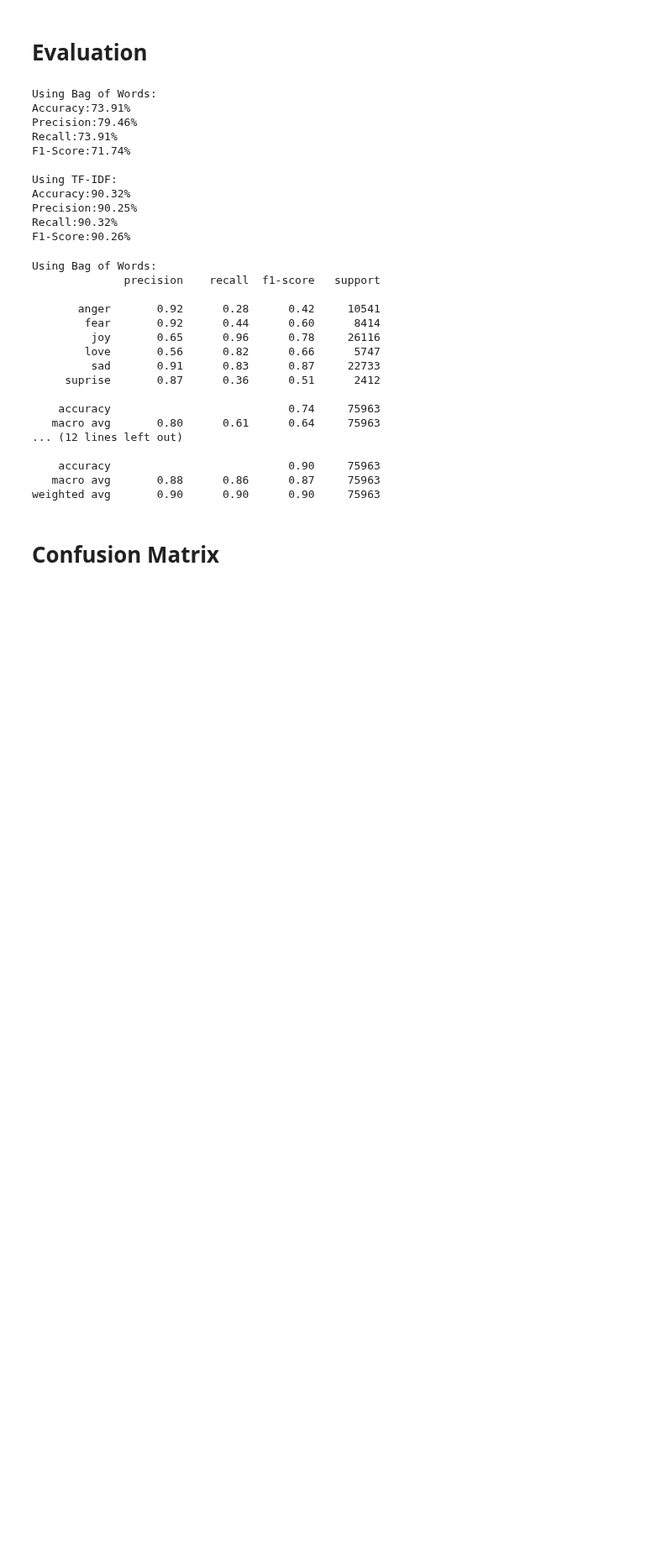
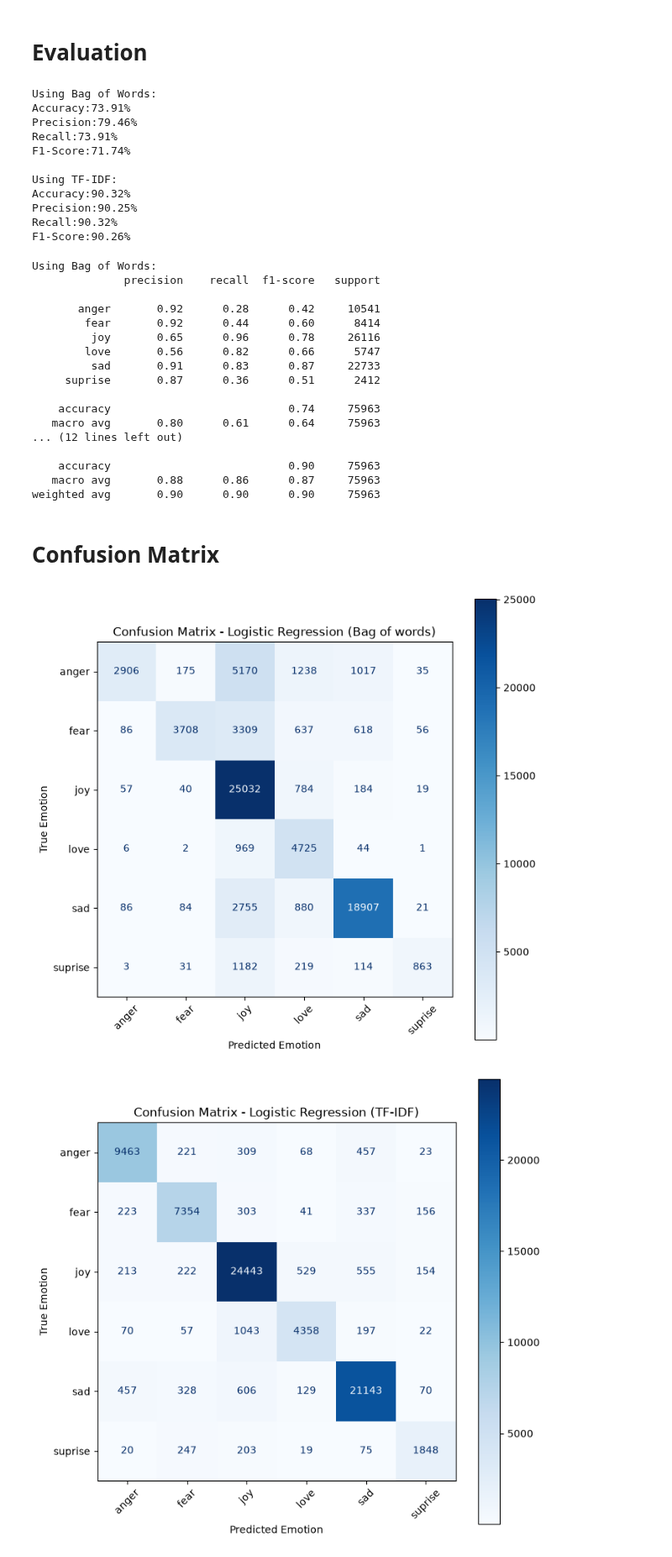
Before and after one commit to SMNahian270/NLP_Project_Emotion-Detection, a Jupyter notebook: Samrat.ipynb, the cells around one changed output. Shown at 84% size. Cells and saved outputs as stored; diff of their text form; code cells hidden in the pictures; blank space fills up the shorter version.

Commit message:
Add Confusion matrix graph

```diff
--- a/Samrat.ipynb
+++ b/Samrat.ipynb
@@ -745,21 +745,24 @@ weighted avg       0.90      0.90      0.90     75963
 # %%
 emo_labels = sorted(copy_d2["emotion"].unique())
 cm_bow = confusion_matrix(y_test, y_pred_bow, labels=emo_labels)
 disp_bow = ConfusionMatrixDisplay(confusion_matrix=cm_bow, display_labels=emo_labels)
 fig, ax = plt.subplots(figsize = (8, 8))
 disp_bow.plot(ax=ax, cmap="Blues", xticks_rotation=45)
 
 plt.title("Confusion Matrix - Logistic Regression (Bag of words)")
 plt.xlabel("Predicted Emotion")
 plt.ylabel("True Emotion")
 plt.show()
 
 cm_tfidf = confusion_matrix(y_test, y_pred_tfidf, labels=emo_labels)
 disp_tfidf = ConfusionMatrixDisplay(confusion_matrix=cm_tfidf, display_labels=emo_labels)
 fig, ax = plt.subplots(figsize=(8, 8))
 disp_tfidf.plot(ax = ax, cmap="Blues", xticks_rotation=45)
 
-plt.title("Confusion Matrix - Linear SVC (TF-IDF)")
+plt.title("Confusion Matrix - Logistic Regression (TF-IDF)")
 plt.xlabel("Predicted Emotion")
 plt.ylabel("True Emotion")
 plt.show()
+# %% [output]
+[figure, added]
+[figure, added]
```
